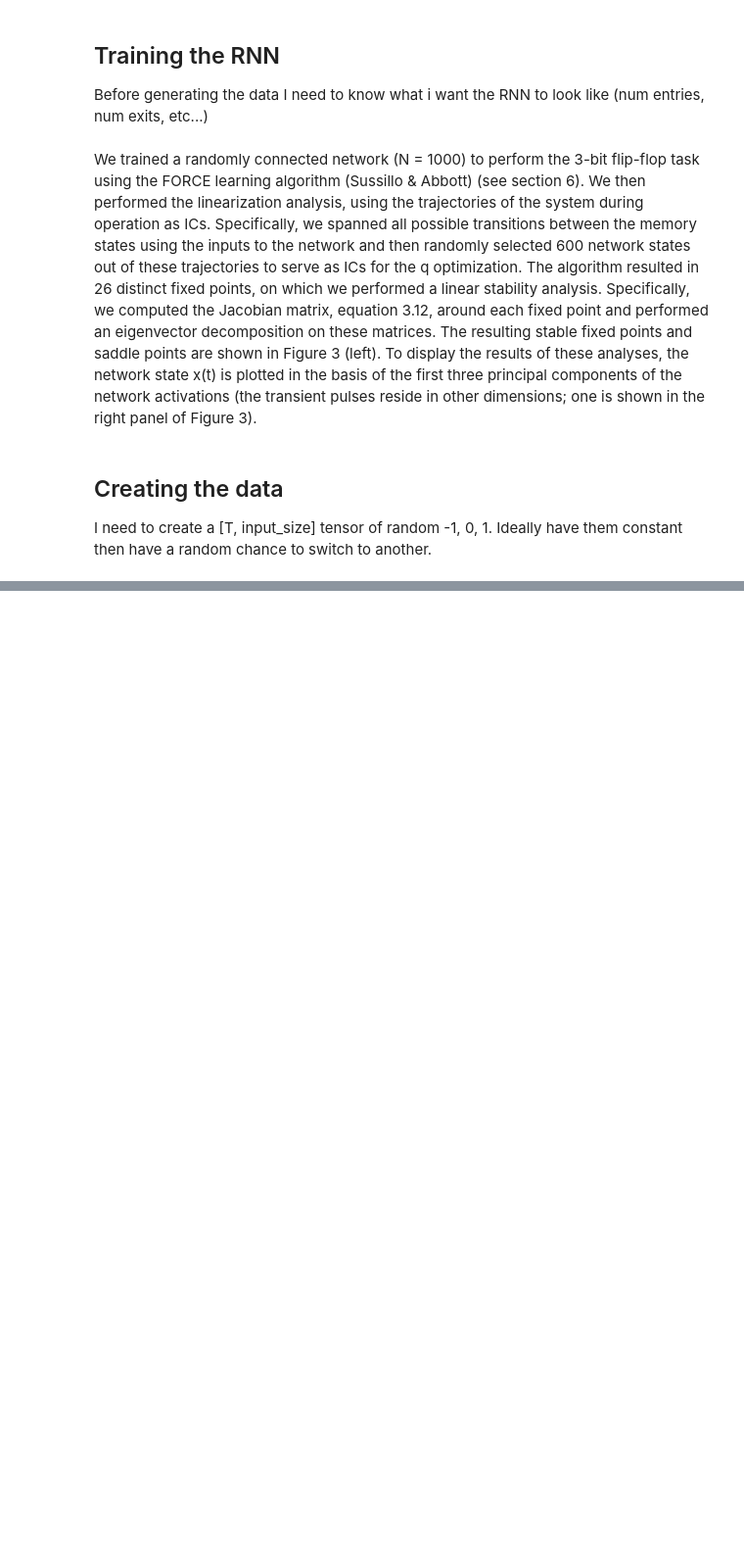
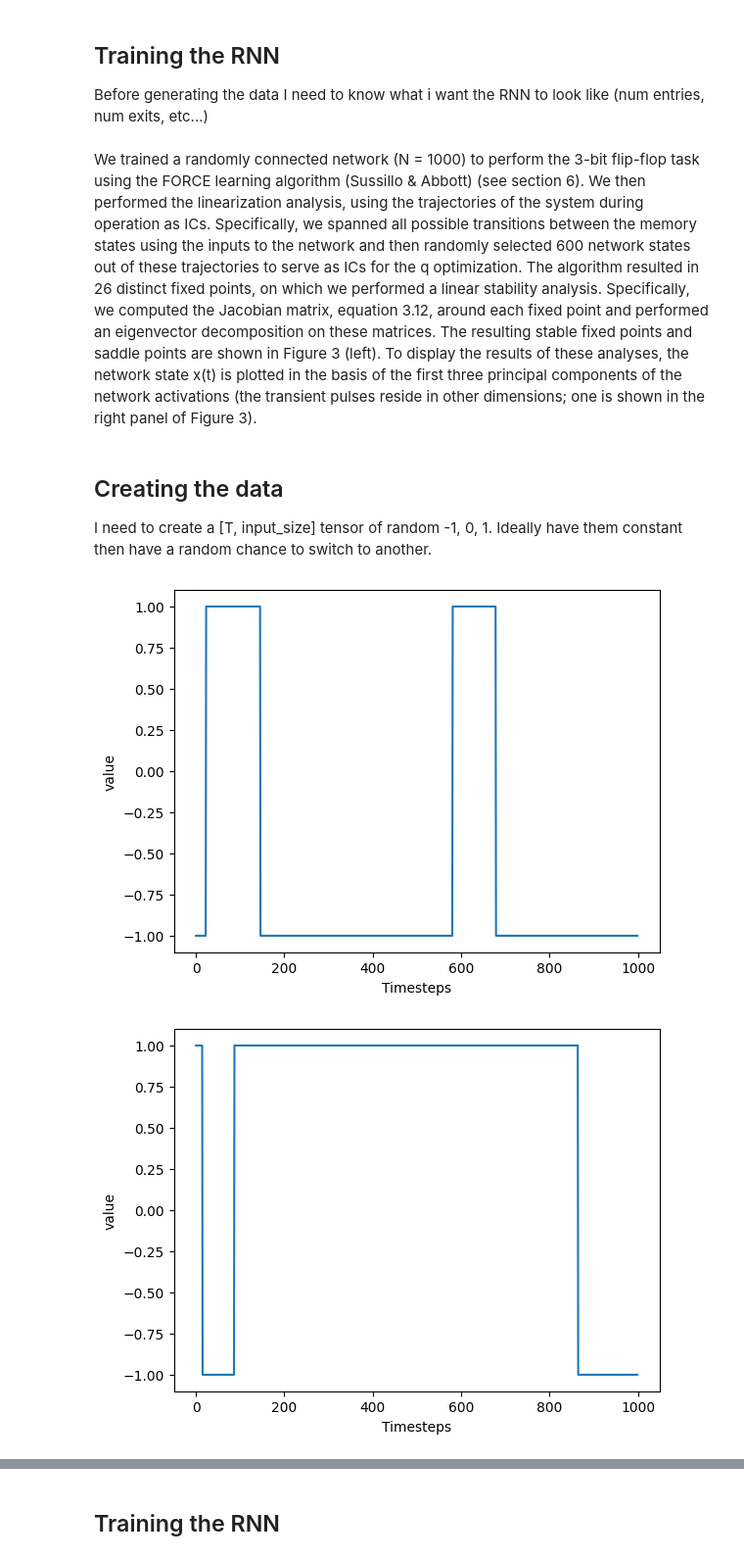
Before and after one commit to pchainieux/EG-Learning, a Jupyter notebook: Week-2/FlipFlop.ipynb, the cells around one changed output, grey strips where cells are left out. Shown at 98% size. Drawn from its saved outputs; the diff is of its cells as text; code cells hidden in the pictures; blank space fills up the shorter version.

Commit message:
updates to the fixed point finder class and visualisation

```diff
--- a/Week-2/FlipFlop.ipynb
+++ b/Week-2/FlipFlop.ipynb
@@ -94,47 +102,69 @@ class flipflop(nn.Module):
 ## Creating the data
 I need to create a [T, input_size] tensor of random -1, 0, 1. Ideally have them constant then have a random chance to switch to another.
 # %%
+import matplotlib.pyplot as plt
+
 class data_generation():
-    def __init__(self, T, input_size, prob, seed = 42):
+    def __init__(self, T, input_size, prob = 0.007, seed = 42):
         # We initialise the values:
         self.T = T
         self.input_size = input_size
         self.prob = prob
         self.seed = seed
 
-    def generate_flipflop_input(T, input_size, prob=0.01, seed):
-        torch.manual_seed(seed)
+    def generate_flipflop_input(self):
+        torch.manual_seed(self.seed)
 
         # Initialise the input for the RNN
-        input_tensor = torch.zeros(T, input_size, dtype=torch.float32)
+        input_tensor = torch.zeros((self.T, self.input_size), dtype=torch.float32)
 
         # Initial value: randomly chosen for each input bit from {-1, 0, 1}
-        current = torch.randint(low=-1, high=2, size=(input_size,), dtype=torch.int)
+        current = torch.randint(low=-1, high=2, size=(self.input_size,), dtype=torch.int)
 
-        for t in range(T):
+        for t in range(self.T):
             if t > 0:
                 # Carry over previous values
                 current = input_tensor[t - 1].clone().to(torch.int)
 
             # Decide which bits to change
-            change_mask = torch.rand(input_size) < prob
+            change_mask = torch.rand(self.input_size) < self.prob
 
-            for i in range(input_size):
+            for i in range(self.input_size):
                 if change_mask[i]:
                     # Pick a new value that's different from the current one
                     possible = [-1, 0, 1]
                     possible.remove(int(current[i].item()))
                     new_value = possible[torch.randint(len(possible), (1,)).item()]
                     current[i] = new_value
 
             input_tensor[t] = current
 
         return input_tensor
 
+    def generate_flipflop_target(self, input_tensor):
+        target_tensor = torch.zeros_like(input_tensor)
+        current = torch.zeros(self.input_size)
 
+        for t in range(self.T):
+            mask = input_tensor[t] != 0
+            current[mask] = input_tensor[t][mask]
+            target_tensor[t] = current
 
+        return target_tensor
 
-# We set the hidden size to 1000 as specified in the paper, and in the input/ouput sizes to 3 for the 3-bit flip flop task.
-hidden_size = 1000
-input_size = 3
-output_size = 3
+    def visualise_data(self, data):
+        for i in range(3):
+            plt.xlabel("Timesteps")
+            plt.ylabel("value")
+            plt.plot(data[:, i])
+            plt.show()
+
+data = data_generation(1000, 3)
+df = data.generate_flipflop_input()
+#data.visualise_data(df)
+
+df2 = data.generate_flipflop_target(df)
+data.visualise_data(df2)
+# %% [output]
+[figure, added]
+[figure, added]
@@ -140,0 +172,2 @@ output_size = 3
+# %% [markdown]
+## Training the RNN
```
Also changed, not shown: parts of 10 cells of this notebook.
